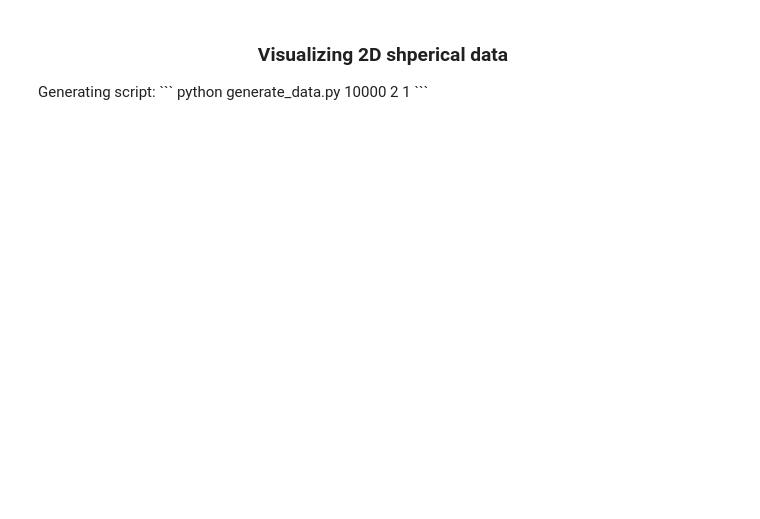
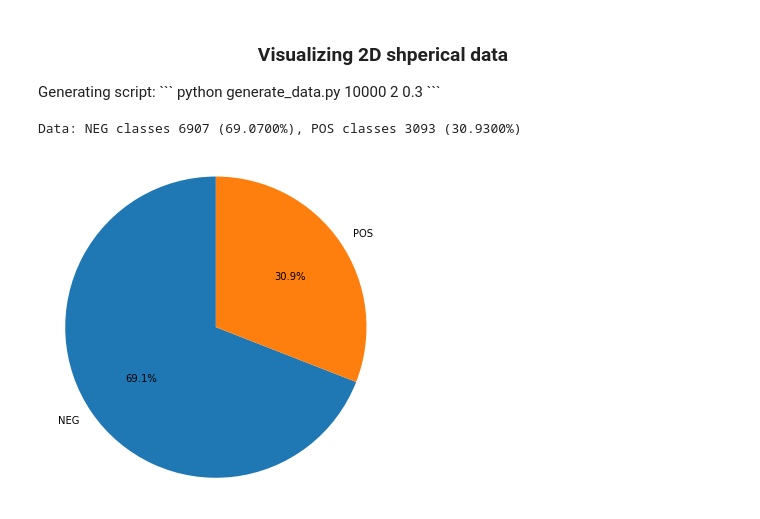
Before and after one commit to MoonL1ght/ML-Things, a Jupyter notebook: Complementary GAN/data_visualization.ipynb, the cells around one changed output. Drawn from its saved outputs; the diff is of its cells as text; code cells hidden in the pictures; blank space fills up the shorter version.

````diff
--- a/Complementary GAN/data_visualization.ipynb
+++ b/Complementary GAN/data_visualization.ipynb
@@ -23,13 +23,16 @@ def show_classes_ratio(data):
 <center><h3>Visualizing 2D shperical data</h3></center>
 Generating script:
 ```
-python generate_data.py 10000 2 1
+python generate_data.py 10000 2 0.3
 ```
 # %%
 DATA_FILE = './data/data_10000_2dim.csv'
 data_2d = pd.read_csv(DATA_FILE, sep=';').drop(['Unnamed: 0'], axis=1)
 
-# show_classes_ratio(data_2d)
+show_classes_ratio(data_2d)
+# %% [output]
+Data: NEG classes 6907 (69.0700%), POS classes 3093 (30.9300%)
+[figure, added]
 # %%
 data_2d = np.array(data_2d)
 pos_data = data_2d[data_2d[:, 2] == 1][:100]
````
Also changed, not shown: parts of 4 cells of this notebook, 4 other files.
